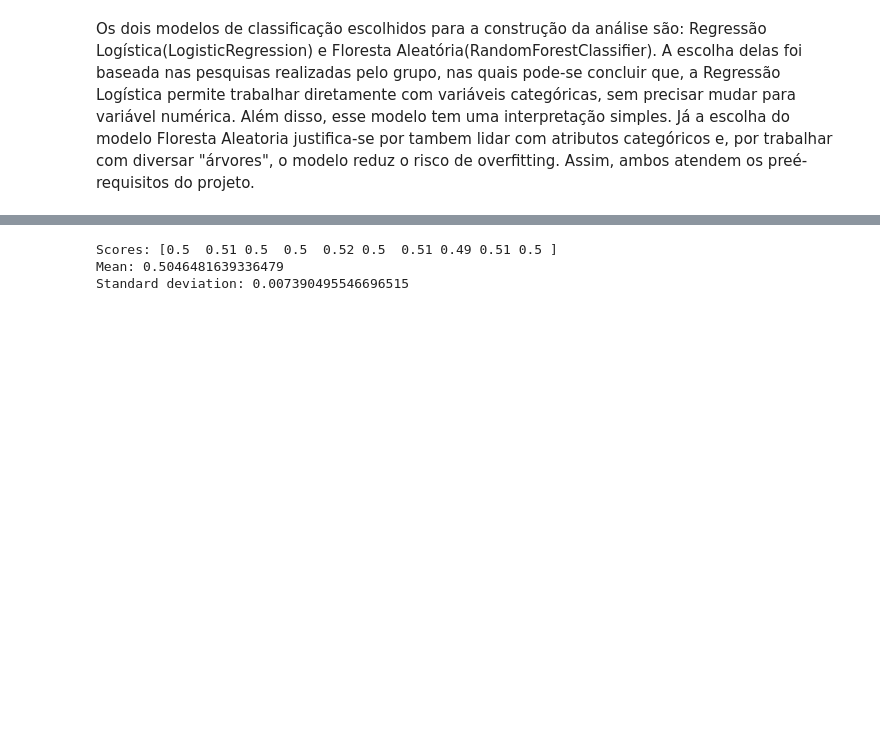
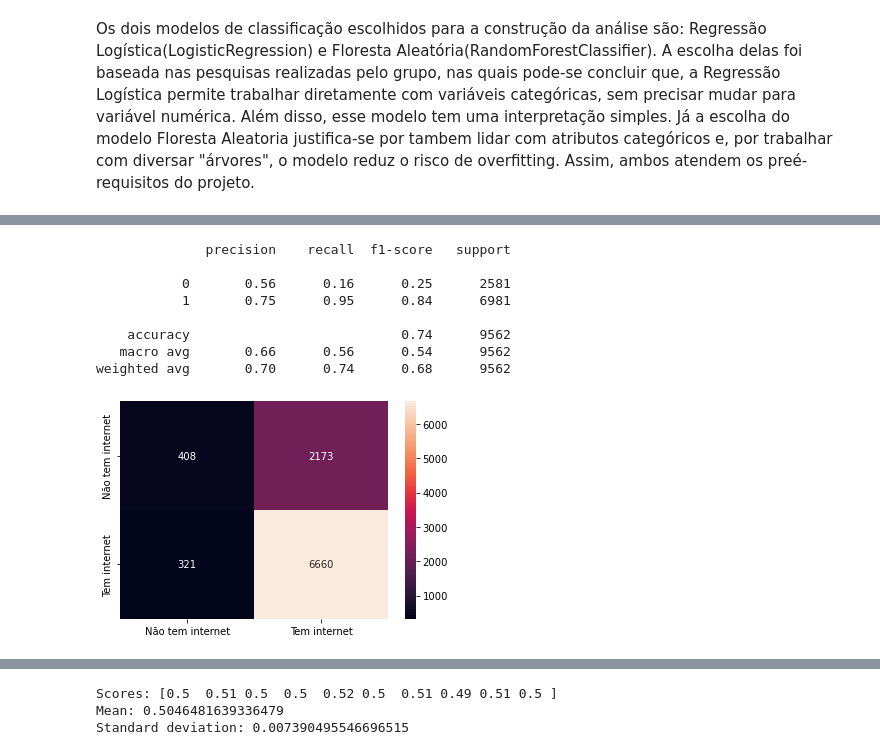
Before and after one commit to insper-classroom/23-1a-cd-p2-gabriel_pedro_daniel, a Jupyter notebook: Projeto.ipynb, the cells around one changed output, grey strips where cells are left out. Saved outputs shown, nothing was run; the diff lists cells and outputs as text; code cells hidden in the pictures; blank space fills up the shorter version.

```diff
--- a/Projeto.ipynb
+++ b/Projeto.ipynb
@@ -248,4 +251,5 @@ Os dois modelos de classificação escolhidos para a construção da análise s
 # %%
+#Separando a base de teste e treino
 df_para_dummy = df.loc[:,['AREA','RENDA_FAMILIAR_2','CLASSE_2015','COD_REGIAO_2','TV','DVD','TELEFONE_FIXO','VIDEOGAME','TV_ASSINATURA','ANTENA_PARABOLICA','A1_A','A1_B','A1_C','A4']]
 df_para_dummy = df_para_dummy.loc[df_para_dummy.A4<2,:]
 y = df_para_dummy.loc[:, 'A4']
@@ -260,10 +264,11 @@ X_train, X_test, y_train, y_test = train_test_split(
     test_size=0.4,
     random_state=42,
 )
-#model_sm = sm.Logit(y_train, sm.add_constant(X_train))
-#result = model_sm.fit()
+
 floresta_aleatoria.fit(X_train, y_train)
 regressao_logistica.fit(X_train, y_train)
+floresta_aleatoria.fit(X_test, y_test)
+regressao_logistica.fit(X_test, y_test)
 # %% [output]
 STOP: TOTAL NO. of ITERATIONS REACHED LIMIT.
 
@@ -292,0 +316,18 @@ import numpy as np
+# %%
+# Logistic Regresssion
+cm_lr = pd.DataFrame(confusion_matrix(y_test,regressao_logistica_previsao),
+                      columns=['Não tem internet', 'Tem internet'],
+                      index=['Não tem internet', 'Tem internet'])
+
+sns.heatmap(cm_lr, annot=True, fmt='d')
+print(classification_report(y_test,regressao_logistica_previsao))
+# %% [output]
+              precision    recall  f1-score   support
+
+           0       0.56      0.16      0.25      2581
+           1       0.75      0.95      0.84      6981
+
+    accuracy                           0.74      9562
+   macro avg       0.66      0.56      0.54      9562
+weighted avg       0.70      0.74      0.68      9562
+[figure, added]
```
Also changed, not shown: parts of 34 cells of this notebook.
